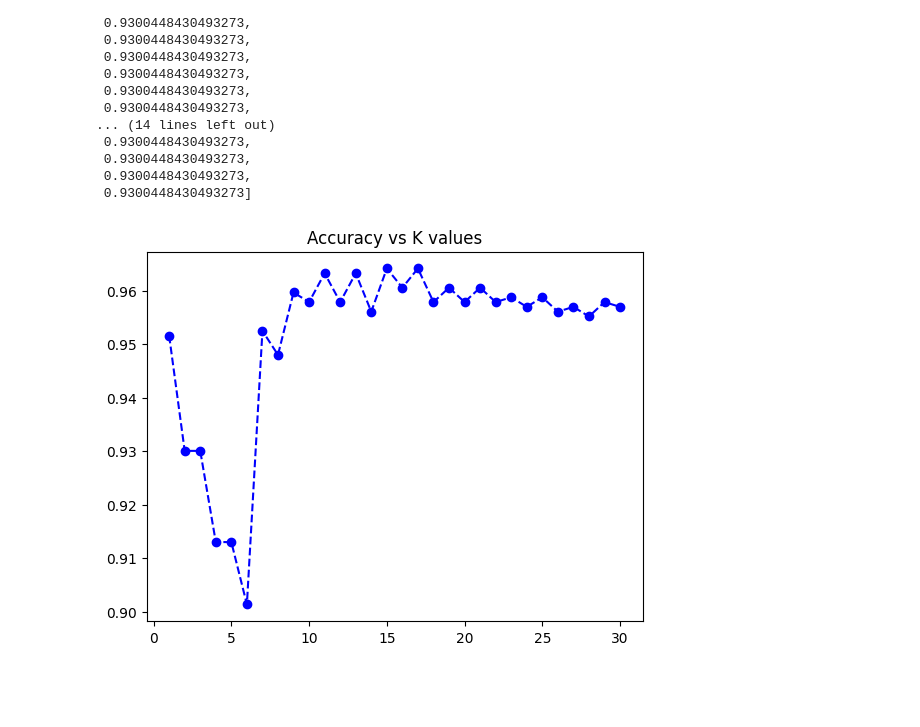
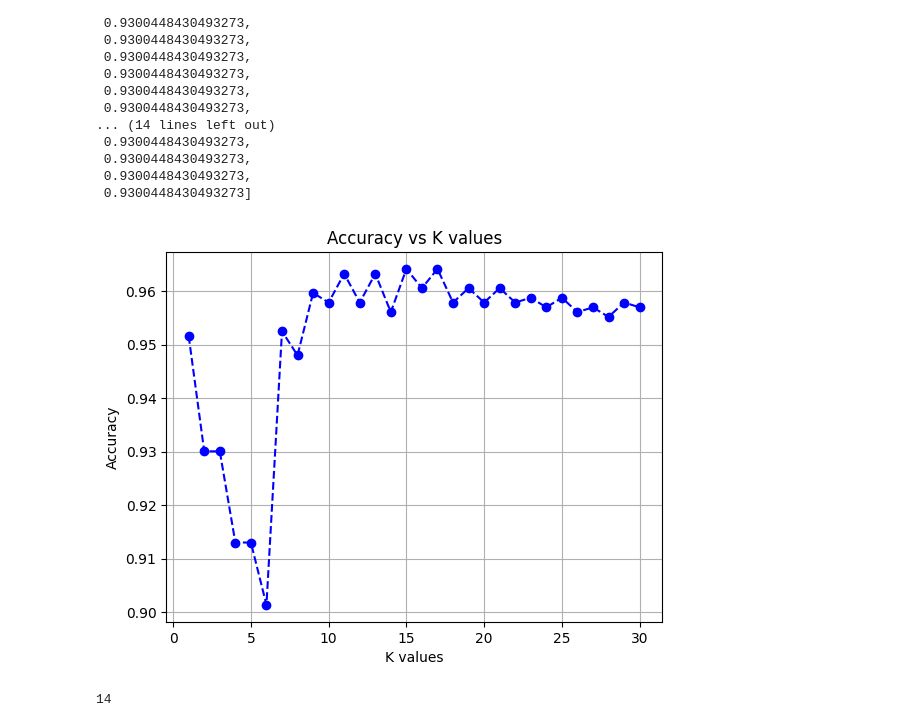
Before and after one commit to anujmritunjay/ml-classification-algorithms, a Jupyter notebook: 01_knn/spam_ham.ipynb, the cells around one changed output. Cells and saved outputs as stored; diff of their text form; code cells hidden in the pictures; blank space fills up the shorter version.

```diff
--- a/01_knn/spam_ham.ipynb
+++ b/01_knn/spam_ham.ipynb
@@ -128,9 +128,16 @@ accuracies
 # %%
 import matplotlib.pyplot as plt
 
 plt.plot(k_values, accuracies, color='blue', marker='o', linestyle='dashed')
 plt.title('Accuracy vs K values')
-plt.xlabel('K values)
+plt.xlabel('K values')
+plt.ylabel('Accuracy')
+plt.grid(True)
 plt.show()
 # %% [output]
-[figure, old version]
+[figure, new version]
+# %%
+best_k = accuracies.index(max(accuracies))
+best_k
+# %% [output]
+14
```
Also changed, not shown: 2 other files.
